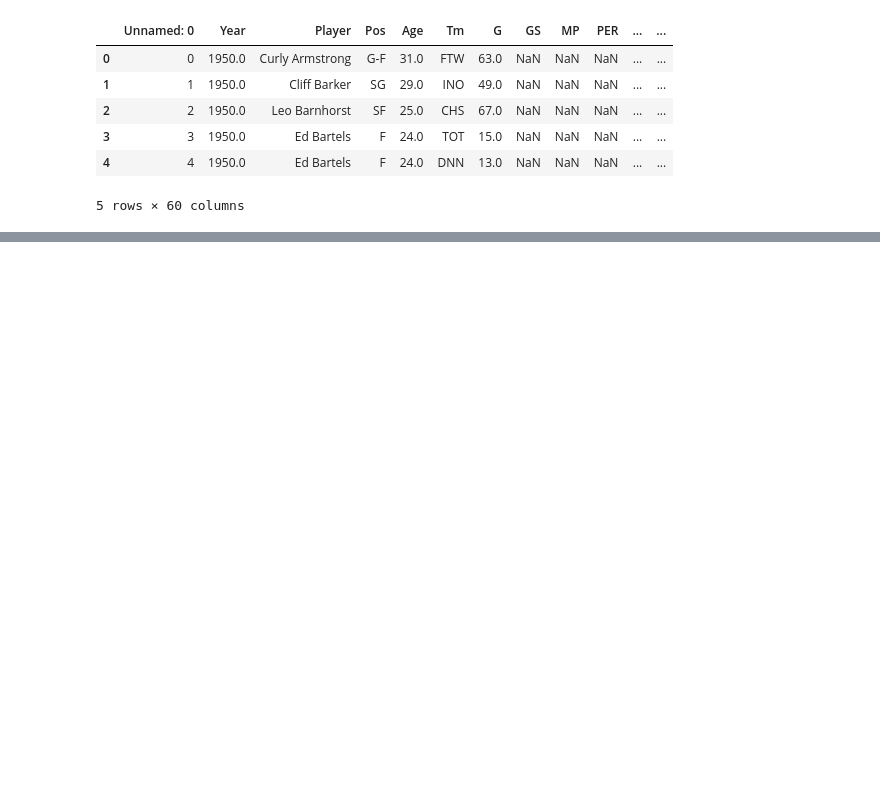
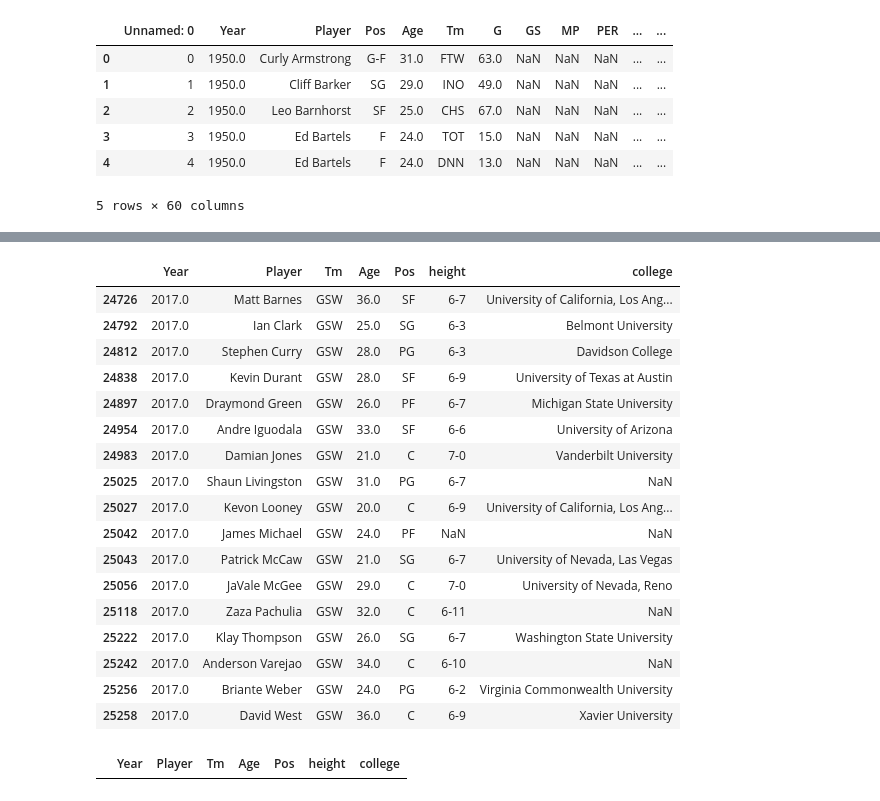
Before and after one commit to khodges10/Project1, a Jupyter notebook: NbaProject.ipynb, the cells around one changed output, grey strips where cells are left out. Saved outputs shown, nothing was run; the diff lists cells and outputs as text; code cells hidden in the pictures; blank space fills up the shorter version.

```diff
--- a/NbaProject.ipynb
+++ b/NbaProject.ipynb
@@ -55,0 +618,29 @@ nba_1950college
+# %%
+nba_2017college = nba_college.loc[nba_college["Year"] == 2017.0]
+nba_2017college = nba_2017college.loc[nba_2017college["Tm"] == "GSW"]
+nba_2017college
+# %% [output]
+|  | Year | Player | Tm | Age | Pos | height | college |
+| 24726 | 2017.0 | Matt Barnes | GSW | 36.0 | SF | 6-7 | University of California, Los Ang... |
+| 24792 | 2017.0 | Ian Clark | GSW | 25.0 | SG | 6-3 | Belmont University |
+| 24812 | 2017.0 | Stephen Curry | GSW | 28.0 | PG | 6-3 | Davidson College |
+| 24838 | 2017.0 | Kevin Durant | GSW | 28.0 | SF | 6-9 | University of Texas at Austin |
+| 24897 | 2017.0 | Draymond Green | GSW | 26.0 | PF | 6-7 | Michigan State University |
+| 24954 | 2017.0 | Andre Iguodala | GSW | 33.0 | SF | 6-6 | University of Arizona |
+| 24983 | 2017.0 | Damian Jones | GSW | 21.0 | C | 7-0 | Vanderbilt University |
+| 25025 | 2017.0 | Shaun Livingston | GSW | 31.0 | PG | 6-7 | NaN |
+| 25027 | 2017.0 | Kevon Looney | GSW | 20.0 | C | 6-9 | University of California, Los Ang... |
+| 25042 | 2017.0 | James Michael | GSW | 24.0 | PF | NaN | NaN |
+| 25043 | 2017.0 | Patrick McCaw | GSW | 21.0 | SG | 6-7 | University of Nevada, Las Vegas |
+| 25056 | 2017.0 | JaVale McGee | GSW | 29.0 | C | 7-0 | University of Nevada, Reno |
+| 25118 | 2017.0 | Zaza Pachulia | GSW | 32.0 | C | 6-11 | NaN |
+| 25222 | 2017.0 | Klay Thompson | GSW | 26.0 | SG | 6-7 | Washington State University |
+| 25242 | 2017.0 | Anderson Varejao | GSW | 34.0 | C | 6-10 | NaN |
+| 25256 | 2017.0 | Briante Weber | GSW | 24.0 | PG | 6-2 | Virginia Commonwealth University |
+| 25258 | 2017.0 | David West | GSW | 36.0 | C | 6-9 | Xavier University |
+# %%
+nba_2018college = nba_college.loc[nba_college["Year"] == 2018.0]
+nba_2018college = nba_2018college.loc[nba_2018college["Tm"] == "GSW"]
+nba_2018college
+# %% [output]
+|  | Year | Player | Tm | Age | Pos | height | college |
```
Also changed, not shown: parts of 74 cells of this notebook, 4 other files.
